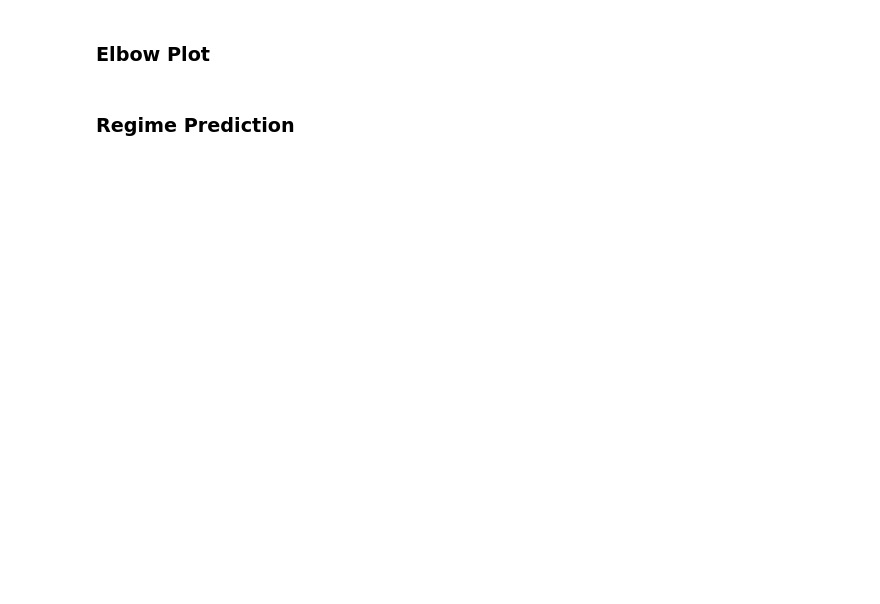
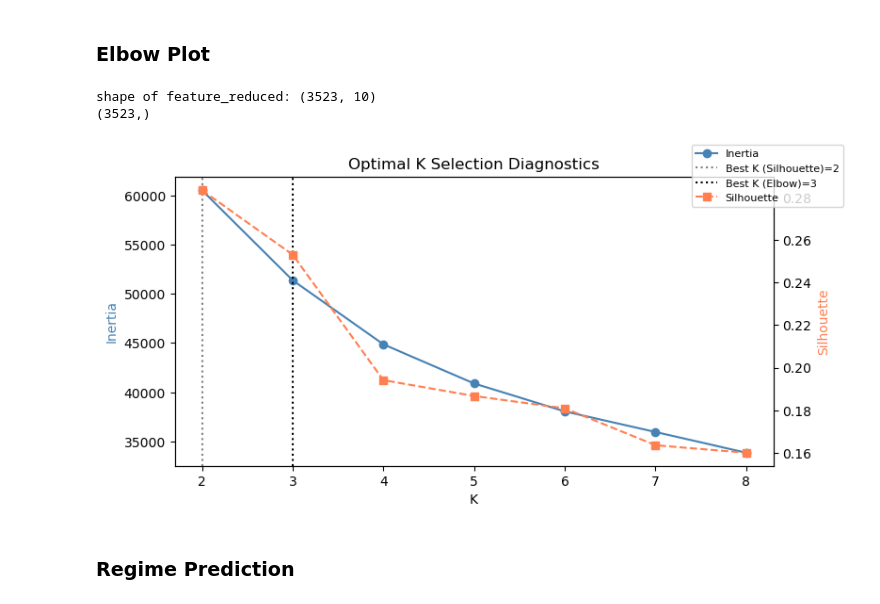
Before and after one commit to oscar10-wq/Algorithmic-Trading-via-Regime-Detection-and-Stock-Grouping-, a Jupyter notebook: results.ipynb, the cells around one changed output. Saved outputs shown, nothing was run; the diff lists cells and outputs as text; code cells hidden in the pictures; blank space fills up the shorter version.

```diff
--- a/results.ipynb
+++ b/results.ipynb
@@ -249,6 +330,9 @@ print(f"Sharpe Ratio (Basket): {bt_america['sharpe_basket'].iloc[-1]:.2f}")
 from algo_regime.src import regime_detector
 import importlib
 importlib.reload(regime_detector)
-rd_europe = regime_detector.RegimeDetector(df_europe, use_pca = True, n_regimes= None)
+df_europe.dropna(inplace=True)
+print(df_europe.head())
+rd_europe= regime_detector.RegimeDetector(df_europe, use_pca = True)
 rd_europe.fit()
 regime_labels_ptt = rd_europe.peak_to_trough_labelling(drawdown_threshold=-0.1)
+skmeans_labels = rd_europe.detect_regime_skmeans(N_S = 10, L = 100, h1 = 10, h2 = 7, epsilon = 1e-6)
@@ -255,7 +357,12 @@ regime_labels_ptt = rd_europe.peak_to_trough_labelling(drawdown_threshold=-0.1)
 # %% [markdown]
 ### Elbow Plot
 # %%
+rd_europe.fit()
 rd_europe.plot_k_selection()
+# %% [output]
+shape of feature_reduced: (3523, 10)
+(3523,)
+[figure, added]
 # %% [markdown]
 ### Regime Prediction
 # %%
```
Also changed, not shown: parts of 35 cells of this notebook, 2 other files.
